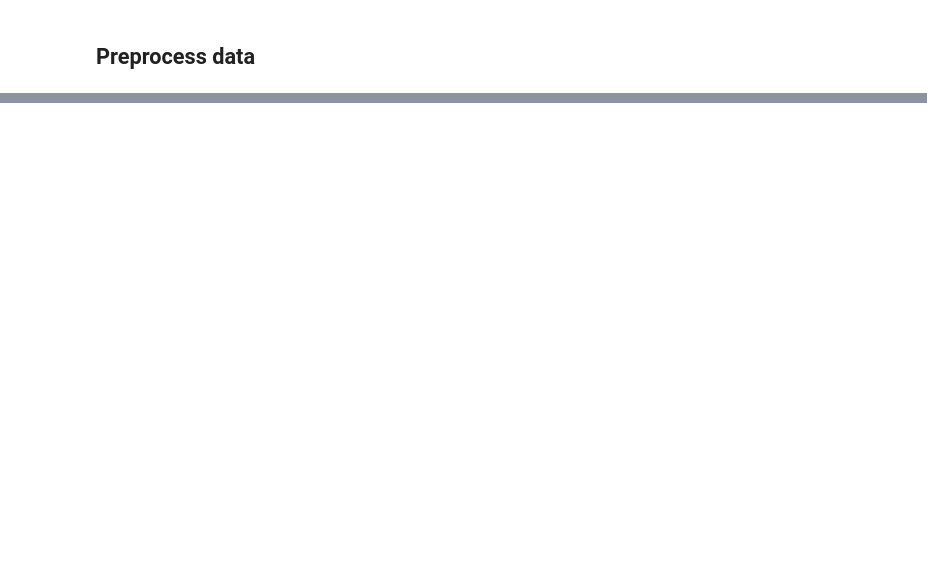
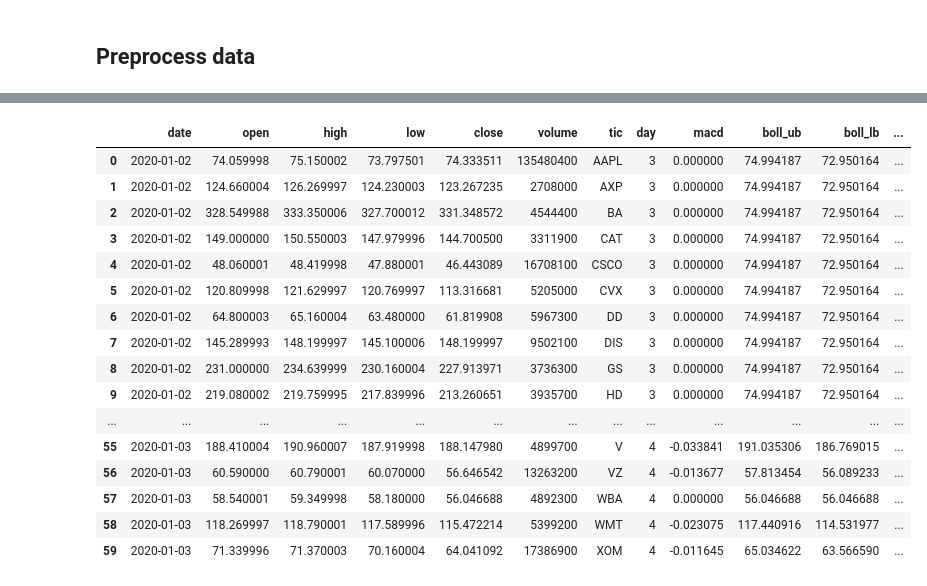
Before and after one commit to AI4Finance-Foundation/FinRL-Trading, a Jupyter notebook: notebooks/run_pipeline.ipynb, the cells around one changed output, grey strips where cells are left out. Drawn from its saved outputs; the diff is of its cells as text; code cells hidden in the pictures; blank space fills up the shorter version.

Commit message:
RL prediction and data processing

```diff
--- a/notebooks/run_pipeline.ipynb
+++ b/notebooks/run_pipeline.ipynb
@@ -88,0 +103,13 @@ numerical_df.head()
+# %%
+from datetime import datetime
+
+def generate_sentiment_scores(start_date,end_date,tickers=config.DOW_30_TICKER,time_fmt="%Y-%m-%d"):
+    dates = pd.date_range(start_date,end_date).to_pydatetime()
+    dates = np.array([datetime.strftime(r,time_fmt) for r in dates])
+    data = np.array(np.meshgrid(dates,tickers)).T.reshape(-1,2)
+    scores = np.random.uniform(low=-1.0,high=1.0,size=(len(data),1))
+    data = np.concatenate((data,scores),axis=1)
+    df = pd.DataFrame(data,columns=['date','tic','sentiment'])
+    return df
+# %%
+sentiment_df = generate_sentiment_scores('2020-01-02','2021-01-01')
@@ -90,7 +133,7 @@ numerical_df.head()
 ## Preprocess data
 # %%
 def join_data(numerical_df,sentiment_df):
-    return numerical_df.merge(sentiment_df,on=['datadate','tic'])
+    return numerical_df.merge(sentiment_df,on=['date','tic'])
 # %%
 def preprocess_data(numerical_df,sentiment_df,use_turbulence=False):
     fe = FeatureEngineer(use_turbulence=use_turbulence)
@@ -116,0 +143,6 @@ NameError: name 'training' is not defined
+# %%
+# Single sample
+
+two_day_numerical = numerical_df.loc[:60]
+two_day_sentiment = sentiment_df.loc[:60]
+two_day_data = preprocess_data(single_day_numerical,single_day_sentiment)
@@ -116,0 +151,20 @@ NameError: name 'training' is not defined
+# %%
+two_day_data
+# %% [output]
+|  | date | open | high | low | close | volume | tic | day | macd | boll_ub | boll_lb | ... |
+| 0 | 2020-01-02 | 74.059998 | 75.150002 | 73.797501 | 74.333511 | 135480400 | AAPL | 3 | 0.000000 | 74.994187 | 72.950164 | ... |
+| 1 | 2020-01-02 | 124.660004 | 126.269997 | 124.230003 | 123.267235 | 2708000 | AXP | 3 | 0.000000 | 74.994187 | 72.950164 | ... |
+| 2 | 2020-01-02 | 328.549988 | 333.350006 | 327.700012 | 331.348572 | 4544400 | BA | 3 | 0.000000 | 74.994187 | 72.950164 | ... |
+| 3 | 2020-01-02 | 149.000000 | 150.550003 | 147.979996 | 144.700500 | 3311900 | CAT | 3 | 0.000000 | 74.994187 | 72.950164 | ... |
+| 4 | 2020-01-02 | 48.060001 | 48.419998 | 47.880001 | 46.443089 | 16708100 | CSCO | 3 | 0.000000 | 74.994187 | 72.950164 | ... |
+| 5 | 2020-01-02 | 120.809998 | 121.629997 | 120.769997 | 113.316681 | 5205000 | CVX | 3 | 0.000000 | 74.994187 | 72.950164 | ... |
+| 6 | 2020-01-02 | 64.800003 | 65.160004 | 63.480000 | 61.819908 | 5967300 | DD | 3 | 0.000000 | 74.994187 | 72.950164 | ... |
+| 7 | 2020-01-02 | 145.289993 | 148.199997 | 145.100006 | 148.199997 | 9502100 | DIS | 3 | 0.000000 | 74.994187 | 72.950164 | ... |
+| 8 | 2020-01-02 | 231.000000 | 234.639999 | 230.160004 | 227.913971 | 3736300 | GS | 3 | 0.000000 | 74.994187 | 72.950164 | ... |
+| 9 | 2020-01-02 | 219.080002 | 219.759995 | 217.839996 | 213.260651 | 3935700 | HD | 3 | 0.000000 | 74.994187 | 72.950164 | ... |
+| ... | ... | ... | ... | ... | ... | ... | ... | ... | ... | ... | ... | ... |
+| 55 | 2020-01-03 | 188.410004 | 190.960007 | 187.919998 | 188.147980 | 4899700 | V | 4 | -0.033841 | 191.035306 | 186.769015 | ... |
+| 56 | 2020-01-03 | 60.590000 | 60.790001 | 60.070000 | 56.646542 | 13263200 | VZ | 4 | -0.013677 | 57.813454 | 56.089233 | ... |
+| 57 | 2020-01-03 | 58.540001 | 59.349998 | 58.180000 | 56.046688 | 4892300 | WBA | 4 | 0.000000 | 56.046688 | 56.046688 | ... |
+| 58 | 2020-01-03 | 118.269997 | 118.790001 | 117.589996 | 115.472214 | 5399200 | WMT | 4 | -0.023075 | 117.440916 | 114.531977 | ... |
+| 59 | 2020-01-03 | 71.339996 | 71.370003 | 70.160004 | 64.041092 | 17386900 | XOM | 4 | -0.011645 | 65.034622 | 63.566590 | ... |
```
Also changed, not shown: parts of 25 cells of this notebook, 4 other files.
